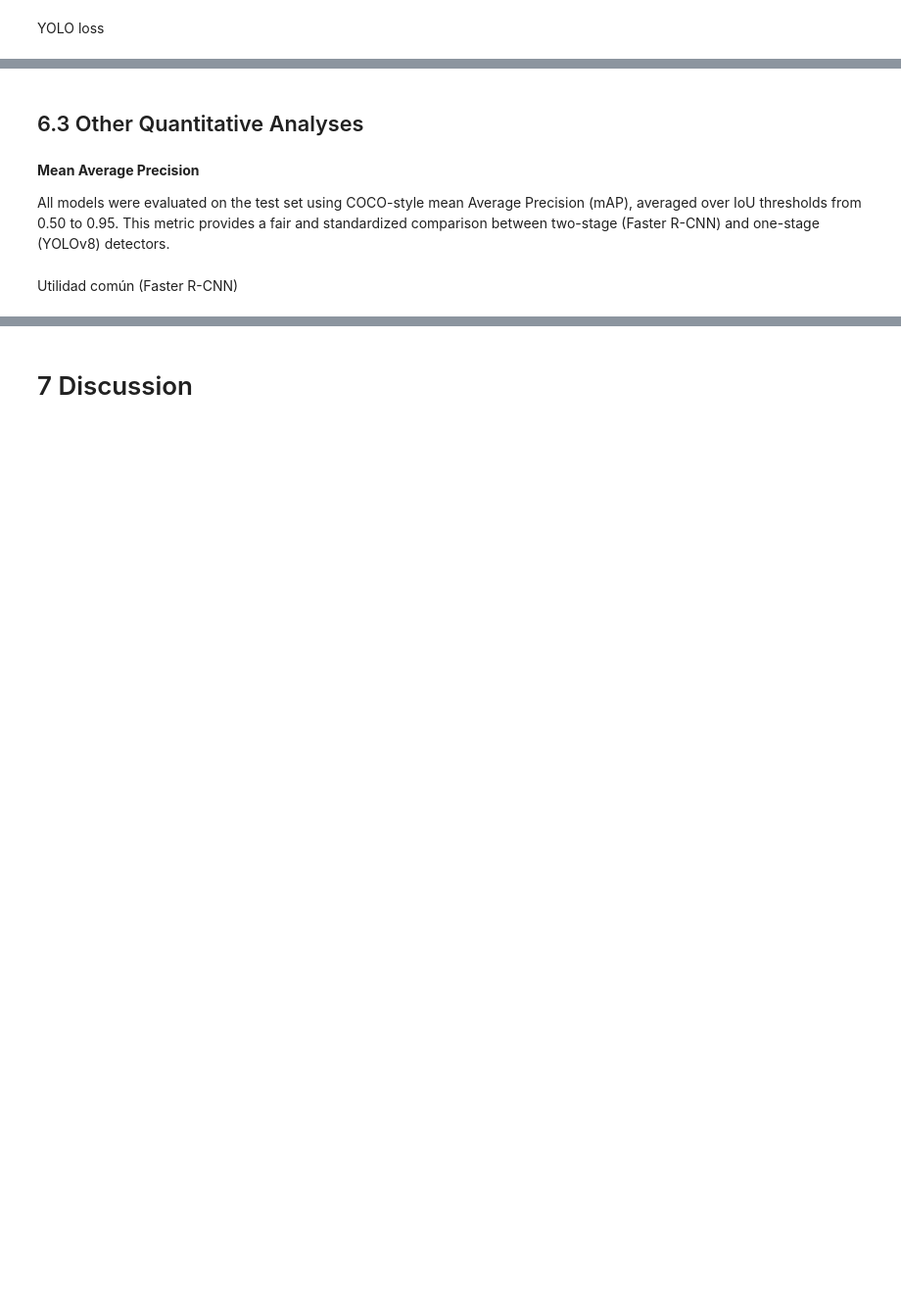
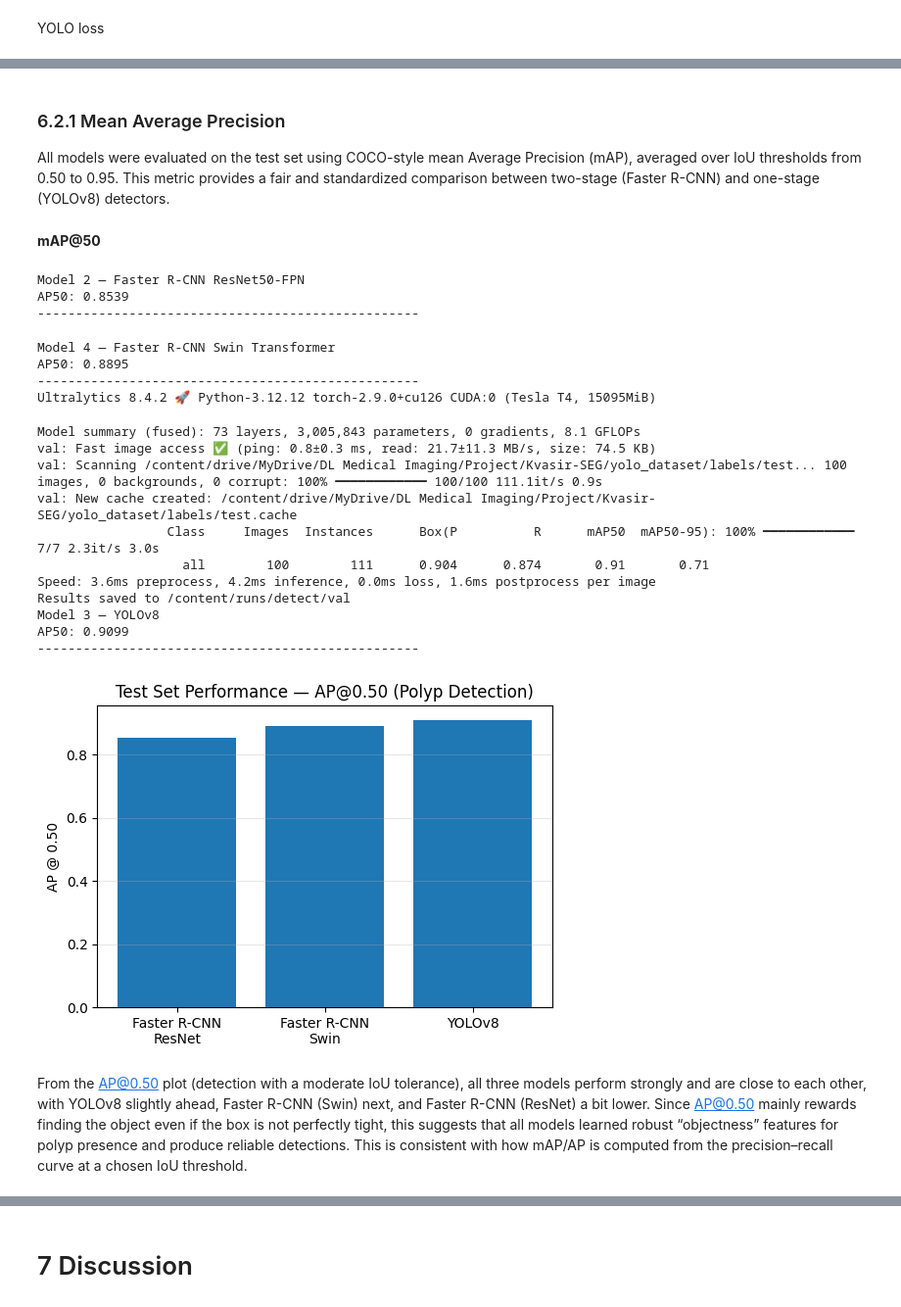
Before and after one commit to niklas-kessler/dl-med-img, a Jupyter notebook: Experiments.ipynb, the cells around one changed output, grey strips where cells are left out. Shown at 98% size. Drawn from its saved outputs; the diff is of its cells as text; code cells hidden in the pictures; blank space fills up the shorter version.

```diff
--- a/Experiments.ipynb
+++ b/Experiments.ipynb
@@ -1625,16 +1834,12 @@ plt.show()
 
 Model performance measured using mean Average Precision (mAP) and confidence-thresholded accuracy and IoU on the validation/test set.
 # %%
-from torchmetrics.detection.mean_ap import MeanAveragePrecision
-from torchvision.ops import box_iou
-from tqdm import tqdm
-import torch
-
 def evaluate_model_with_metrics_conf(
     model,
     dataloader,
     device,
-    confidence_threshold=0.6
+    confidence_threshold=0.6,
+    iou_threshold=0.5
 ):
     model.to(device)
     model.eval()
@@ -1679,7 +1884,7 @@ def evaluate_model_with_metrics_conf(
 
                 ious = box_iou(pred["boxes"].to(device), truth["boxes"])
                 max_ious, max_indices = ious.max(dim=1)
-                matched = max_ious > 0.5
+                matched = max_ious > iou_threshold
 
                 total_correct += (
                     pred["labels"].to(device)[matched]
@@ -1689,22 +1894,20 @@ def evaluate_model_with_metrics_conf(
                 total_predictions += matched.sum().item()
                 total_iou += max_ious[matched].sum().item()
 
-    results = metric.compute()
-
+    return metric.compute()
+    result = metric.compute()
     accuracy = total_correct / total_predictions if total_predictions > 0 else 0.0
     mean_iou = total_iou / total_predictions if total_predictions > 0 else 0.0
 
     return {
-        "mAP": results["map"],
-        "Accuracy": accuracy,
-        "IoU": mean_iou,
+       "mAP": results["map"],
+       "Accuracy": accuracy,
+       "IoU": mean_iou,
     }
-# %% [markdown]
-## 6.3 Other Quantitative Analyses
 # %% [markdown]
-**Mean Average Precision**
+### 6.2.1 Mean Average Precision
 
 All models were evaluated on the test set using COCO-style mean Average Precision (mAP), averaged over IoU thresholds from 0.50 to 0.95. This metric provides a fair and standardized comparison between two-stage (Faster R-CNN) and one-stage (YOLOv8) detectors.
 # %% [markdown]
-Utilidad común (Faster R-CNN)
+**mAP@50**
 # %%
@@ -1745,21 +1945,14 @@ def compute_map_fasterrcnn(model, dataloader, device):
 
     return metric.compute()
 # %%
-import torch
-import matplotlib.pyplot as plt
 
-# ============================================================
-# Device
-# ============================================================
-device = torch.device("cuda" if torch.cuda.is_available() else "cpu")
-
-# ============================================================
 # Model 2 — Faster R-CNN ResNet50-FPN (AP50)
-# ============================================================
-map_model2 = compute_map_fasterrcnn(
+map_model2 = evaluate_model_with_metrics_conf(
     model=model2,
     dataloader=test_dataloader_fasterrcnn,
-    device=device
+    device=device,
+    confidence_threshold=0.6,
+    iou_threshold=0.5
 )
 
 ap50_model2 = map_model2["map_50"].item()
@@ -1768,13 +1961,13 @@ print("Model 2 — Faster R-CNN ResNet50-FPN")
 print(f"AP50: {ap50_model2:.4f}")
 print("-" * 50)
 
-# ============================================================
 # Model 4 — Faster R-CNN Swin Transformer (AP50)
-# ============================================================
-map_model4 = compute_map_fasterrcnn(
+map_model4 = evaluate_model_with_metrics_conf(
     model=model4,
     dataloader=test_dataloader_fasterrcnn,
-    device=device
+    device=device,
+    confidence_threshold=0.6,
+    iou_threshold=0.5
 )
 
 ap50_model4 = map_model4["map_50"].item()
@@ -1783,9 +1976,8 @@ print("Model 4 — Faster R-CNN Swin Transformer")
 print(f"AP50: {ap50_model4:.4f}")
 print("-" * 50)
 
-# ============================================================
 # Model 3 — YOLOv8 (AP50)
-# ============================================================
+
 yolo_metrics = model_yolo.val(
     data=DATA_YAML_PATH,
     split="test",
@@ -1796,33 +1988,54 @@ yolo_metrics = model_yolo.val(
 )
 
 map_yolo = yolo_metrics.results_dict
 ap50_yolo = map_yolo["metrics/mAP50(B)"]
 
 print("Model 3 — YOLOv8")
 print(f"AP50: {ap50_yolo:.4f}")
 print("-" * 50)
 
-# ============================================================
 # Comparison Plot — AP50 (TEST SET)
-# ============================================================
+
 models = [
     "Faster R-CNN\nResNet",
     "Faster R-CNN\nSwin",
     "YOLOv8"
 ]
 
 ap50_values = [
     ap50_model2,
     ap50_model4,
     ap50_yolo
 ]
 
 plt.figure(figsize=(6, 4))
 plt.bar(models, ap50_values)
 
 plt.ylabel("AP @ 0.50")
 plt.title("Test Set Performance — AP@0.50 (Polyp Detection)")
 plt.grid(axis="y", alpha=0.3)
 
 plt.show()
+# %% [output]
+Model 2 — Faster R-CNN ResNet50-FPN
+AP50: 0.8539
+--------------------------------------------------
+Model 4 — Faster R-CNN Swin Transformer
+AP50: 0.8895
+--------------------------------------------------
+Ultralytics 8.4.2 🚀 Python-3.12.12 torch-2.9.0+cu126 CUDA:0 (Tesla T4, 15095MiB)
+Model summary (fused): 73 layers, 3,005,843 parameters, 0 gradients, 8.1 GFLOPs
+val: Fast image access ✅ (ping: 0.8±0.3 ms, read: 21.7±11.3 MB/s, size: 74.5 KB)
+val: Scanning /content/drive/MyDrive/DL Medical Imaging/Project/Kvasir-SEG/yolo_dataset/labels/test... 100 images, 0 backgrounds, 0 corrupt: 100% ━━━━━━━━━━━━ 100/100 111.1it/s 0.9s
+val: New cache created: /content/drive/MyDrive/DL Medical Imaging/Project/Kvasir-SEG/yolo_dataset/labels/test.cache
+                 Class     Images  Instances      Box(P          R      mAP50  mAP50-95): 100% ━━━━━━━━━━━━ 7/7 2.3it/s 3.0s
+                   all        100        111      0.904      0.874       0.91       0.71
+Speed: 3.6ms preprocess, 4.2ms inference, 0.0ms loss, 1.6ms postprocess per image
+Results saved to /content/runs/detect/val
+Model 3 — YOLOv8
+AP50: 0.9099
+--------------------------------------------------
+[figure, added]
+# %% [markdown]
+From the AP@0.50 plot (detection with a moderate IoU tolerance), all three models perform strongly and are close to each other, with YOLOv8 slightly ahead, Faster R-CNN (Swin) next, and Faster R-CNN (ResNet) a bit lower. Since AP@0.50 mainly rewards finding the object even if the box is not perfectly tight, this suggests that all models learned robust “objectness” features for polyp presence and produce reliable detections. This is consistent with how mAP/AP is computed from the precision–recall curve at a chosen IoU threshold.
 # %% [markdown]
```
Also changed, not shown: parts of 94 cells of this notebook.
